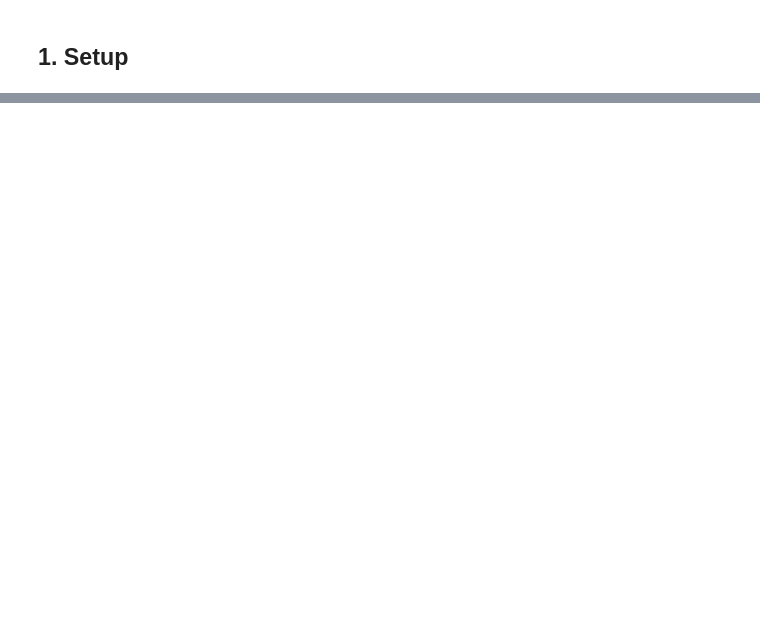
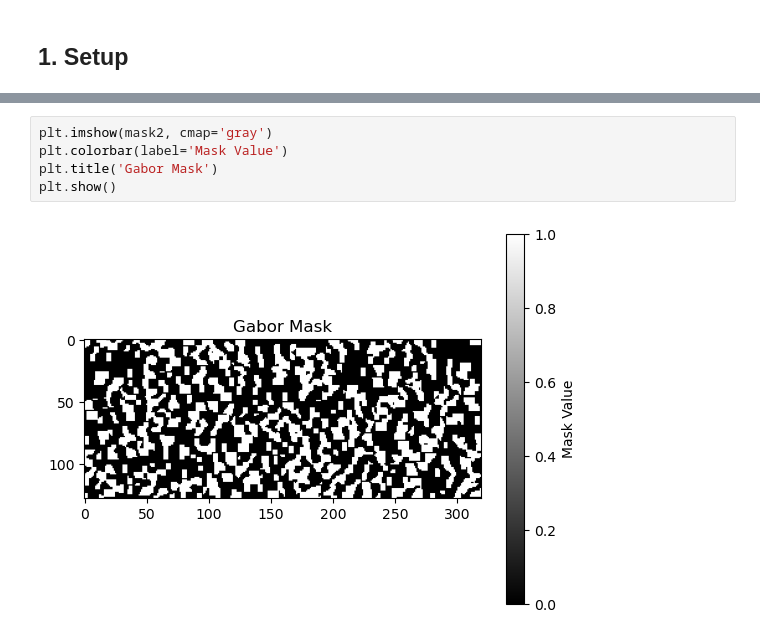
Before and after one commit to raidantimosquitos/semcom-sDSR, a Jupyter notebook: notebooks/spectrogram_perlin_noise_study.ipynb, the cells around one changed output, grey strips where cells are left out. Cells and saved outputs as stored; diff of their text form; blank space fills up the shorter version.

```diff
--- a/notebooks/spectrogram_perlin_noise_study.ipynb
+++ b/notebooks/spectrogram_perlin_noise_study.ipynb
@@ -313,0 +404,7 @@ Run this notebook with different `n_mels`, `T`, and RNG seeds to stress-test edg
+# %%
+plt.imshow(mask2, cmap='gray')
+plt.colorbar(label='Mask Value')
+plt.title('Gabor Mask')
+plt.show()
+# %% [output]
+[figure, added]
```
Also changed, not shown: parts of 14 cells of this notebook, 2 other files.
